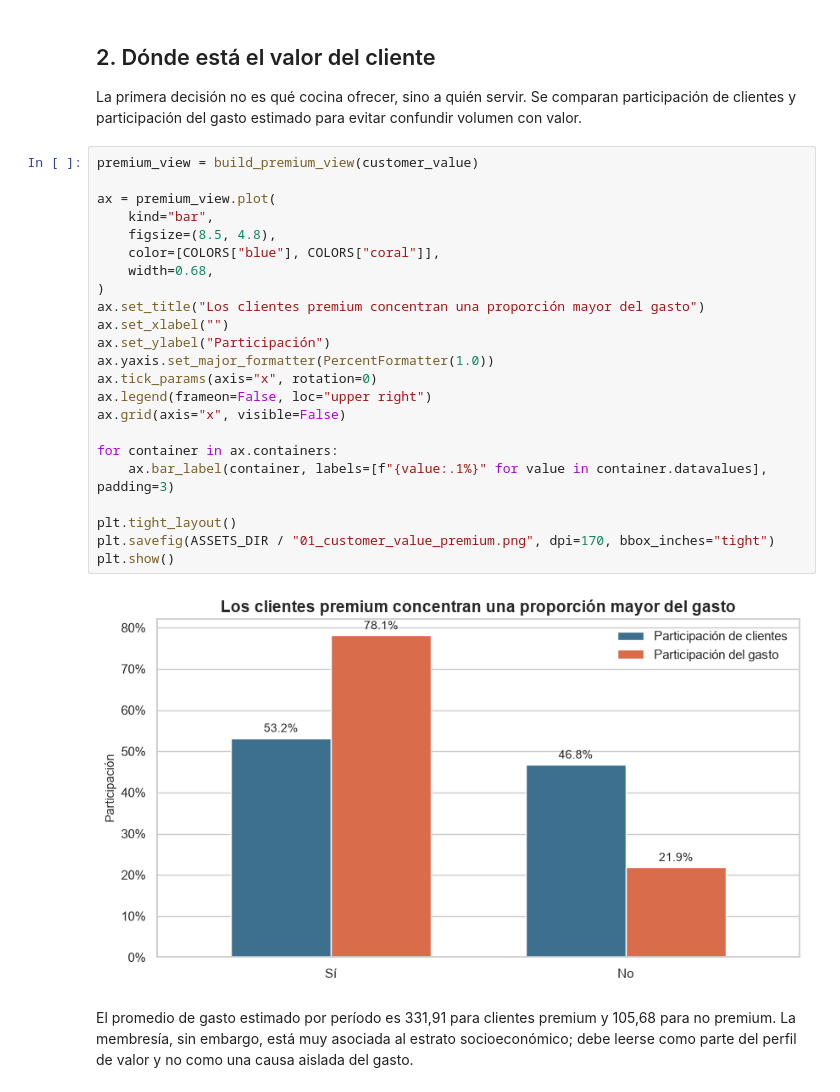
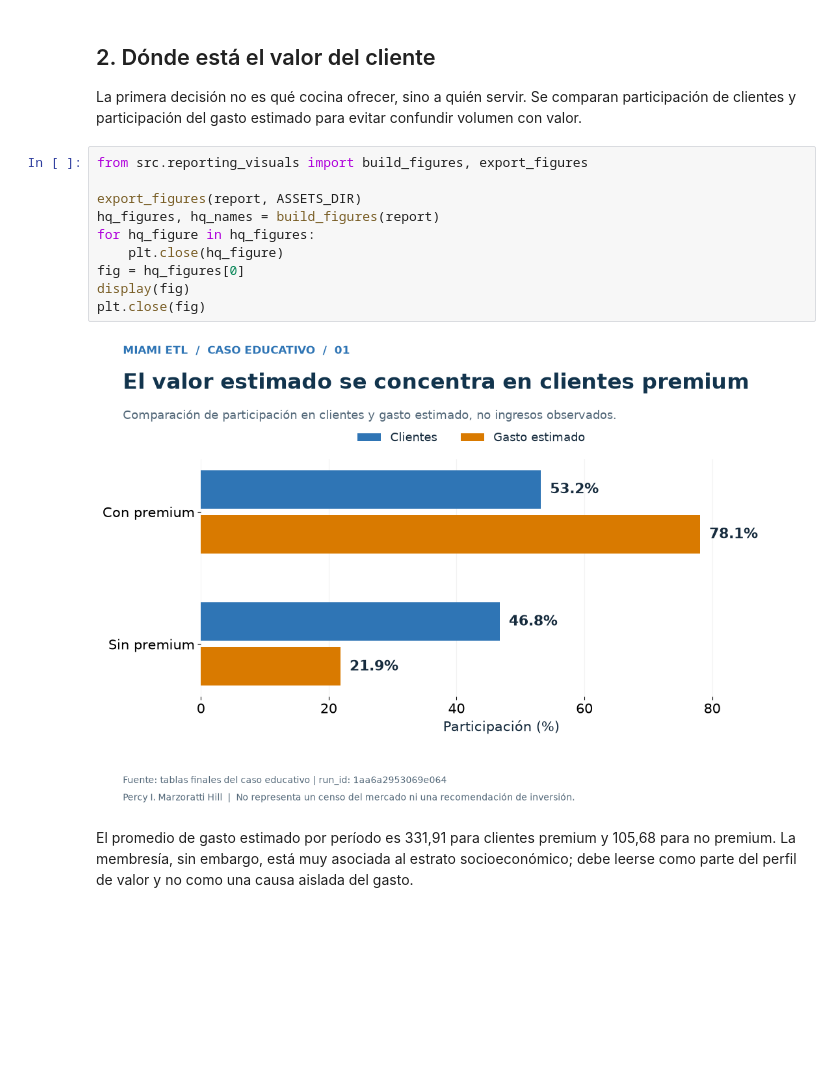
Before and after one commit to HeKoXCode/miami-restaurant-opportunity-etl, a Jupyter notebook: notebooks/01_miami_business_case.ipynb, the cells around one changed output. Saved outputs shown, nothing was run; the diff lists cells and outputs as text; blank space fills up the shorter version.

Commit message:
feat: regenerate native portfolio figures and reproducible exports

```diff
--- a/notebooks/01_miami_business_case.ipynb
+++ b/notebooks/01_miami_business_case.ipynb
@@ -91,30 +85,17 @@ display(Markdown(f"""
 
 La primera decisión no es qué cocina ofrecer, sino a quién servir. Se comparan participación de clientes y participación del gasto estimado para evitar confundir volumen con valor.
 # %%
-premium_view = build_premium_view(customer_value)
+from src.reporting_visuals import build_figures, export_figures
 
-ax = premium_view.plot(
-    kind="bar",
-    figsize=(8.5, 4.8),
-    color=[COLORS["blue"], COLORS["coral"]],
-    width=0.68,
-)
-ax.set_title("Los clientes premium concentran una proporción mayor del gasto")
-ax.set_xlabel("")
-ax.set_ylabel("Participación")
-ax.yaxis.set_major_formatter(PercentFormatter(1.0))
-ax.tick_params(axis="x", rotation=0)
-ax.legend(frameon=False, loc="upper right")
-ax.grid(axis="x", visible=False)
-
-for container in ax.containers:
-    ax.bar_label(container, labels=[f"{value:.1%}" for value in container.datavalues], padding=3)
-
-plt.tight_layout()
-plt.savefig(ASSETS_DIR / "01_customer_value_premium.png", dpi=170, bbox_inches="tight")
-plt.show()
+export_figures(report, ASSETS_DIR)
+hq_figures, hq_names = build_figures(report)
+for hq_figure in hq_figures:
+    plt.close(hq_figure)
+fig = hq_figures[0]
+display(fig)
+plt.close(fig)
 # %% [output]
-[figure, old version]
+[figure, new version]
 # %% [markdown]
 El promedio de gasto estimado por período es 331,91 para clientes premium y 105,68 para no premium. La membresía, sin embargo, está muy asociada al estrato socioeconómico; debe leerse como parte del perfil de valor y no como una causa aislada del gasto.
 # %%
```
Also changed, not shown: parts of 6 cells of this notebook, 21 other files.
